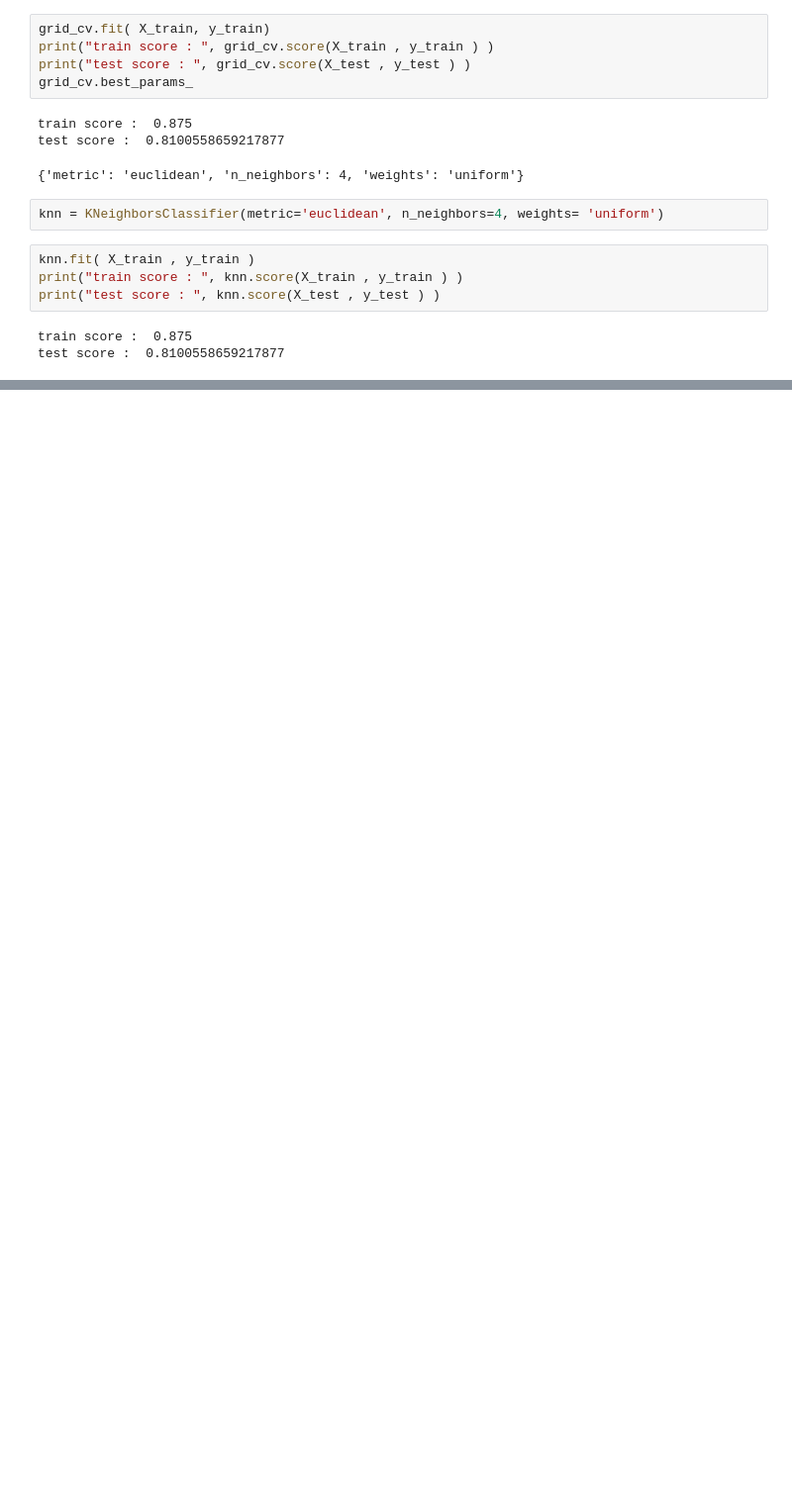
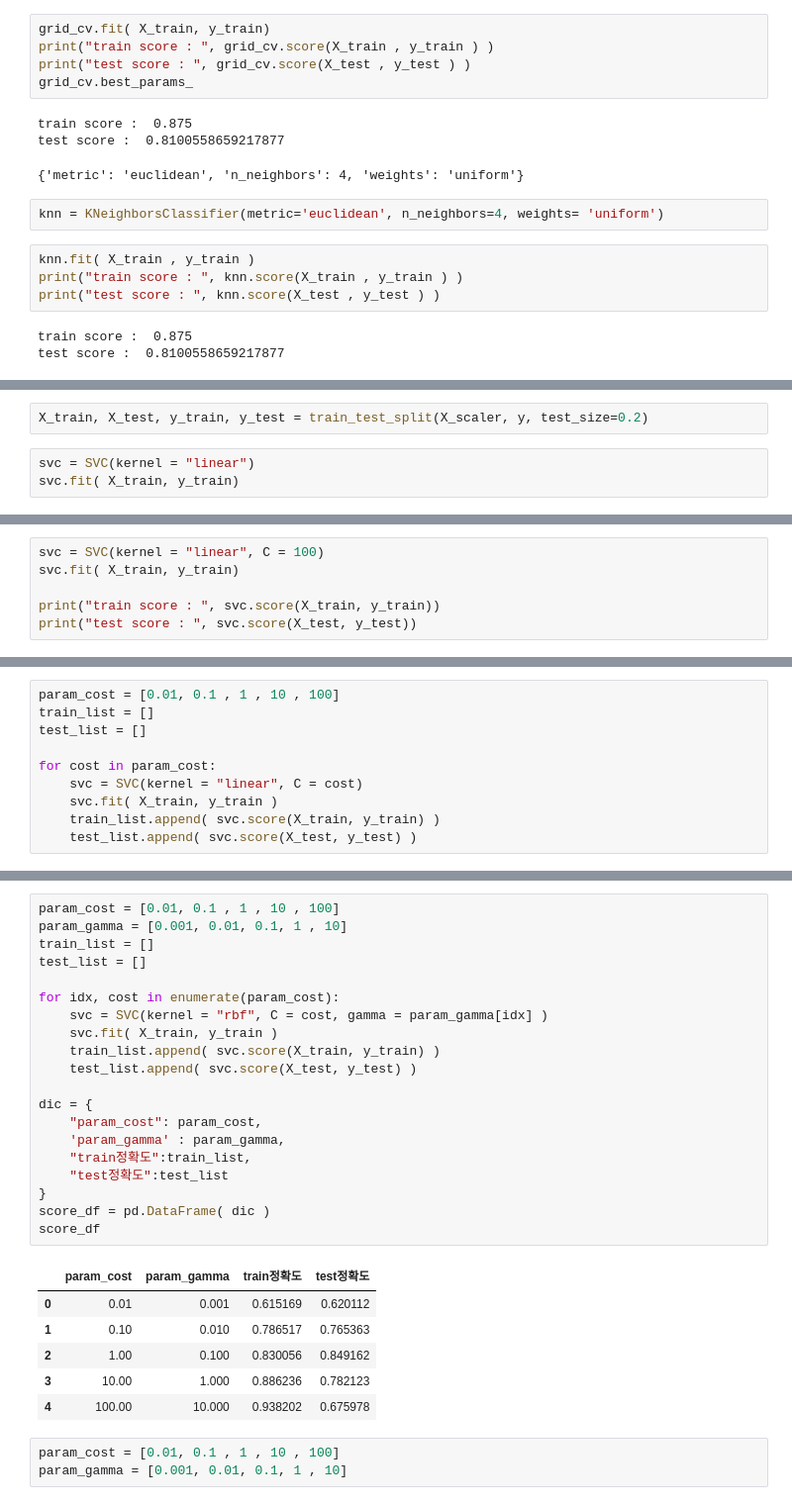
Before and after one commit to ChoHeeWon00/ml-workspace, a Jupyter notebook: 5.스케일링-하이퍼파라미터/3.하이퍼파라미터.ipynb, the cells around one changed output, grey strips where cells are left out. Shown at 99% size. Saved outputs shown, nothing was run; the diff lists cells and outputs as text; blank space fills up the shorter version.

```diff
--- a/5.스케일링-하이퍼파라미터/3.하이퍼파라미터.ipynb
+++ b/5.스케일링-하이퍼파라미터/3.하이퍼파라미터.ipynb
@@ -183,0 +221,5 @@ test score :  0.8100558659217877
+# %%
+X_train, X_test, y_train, y_test = train_test_split(X_scaler, y, test_size=0.2)
+# %%
+svc = SVC(kernel = "linear")
+svc.fit( X_train, y_train)
@@ -183,0 +234,6 @@ test score :  0.8100558659217877
+# %%
+svc = SVC(kernel = "linear", C = 100)
+svc.fit( X_train, y_train)
+
+print("train score : ", svc.score(X_train, y_train))
+print("test score : ", svc.score(X_test, y_test))
@@ -183,0 +243,10 @@ test score :  0.8100558659217877
+# %%
+param_cost = [0.01, 0.1 , 1 , 10 , 100]
+train_list = []
+test_list = []
+
+for cost in param_cost:
+    svc = SVC(kernel = "linear", C = cost)
+    svc.fit( X_train, y_train )
+    train_list.append( svc.score(X_train, y_train) )
+    test_list.append( svc.score(X_test, y_test) )
@@ -183,0 +268,30 @@ test score :  0.8100558659217877
+# %%
+param_cost = [0.01, 0.1 , 1 , 10 , 100]
+param_gamma = [0.001, 0.01, 0.1, 1 , 10]
+train_list = []
+test_list = []
+
+for idx, cost in enumerate(param_cost):
+    svc = SVC(kernel = "rbf", C = cost, gamma = param_gamma[idx] )
+    svc.fit( X_train, y_train )
+    train_list.append( svc.score(X_train, y_train) )
+    test_list.append( svc.score(X_test, y_test) )
+
+dic = {
+    "param_cost": param_cost,
+    'param_gamma' : param_gamma,
+    "train정확도":train_list,
+    "test정확도":test_list
+}
+score_df = pd.DataFrame( dic )
+score_df
+# %% [output]
+|  | param_cost | param_gamma | train정확도 | test정확도 |
+| 0 | 0.01 | 0.001 | 0.615169 | 0.620112 |
+| 1 | 0.10 | 0.010 | 0.786517 | 0.765363 |
+| 2 | 1.00 | 0.100 | 0.830056 | 0.849162 |
+| 3 | 10.00 | 1.000 | 0.886236 | 0.782123 |
+| 4 | 100.00 | 10.000 | 0.938202 | 0.675978 |
+# %%
+param_cost = [0.01, 0.1 , 1 , 10 , 100]
+param_gamma = [0.001, 0.01, 0.1, 1 , 10]
```
Also changed, not shown: parts of 15 cells of this notebook.
